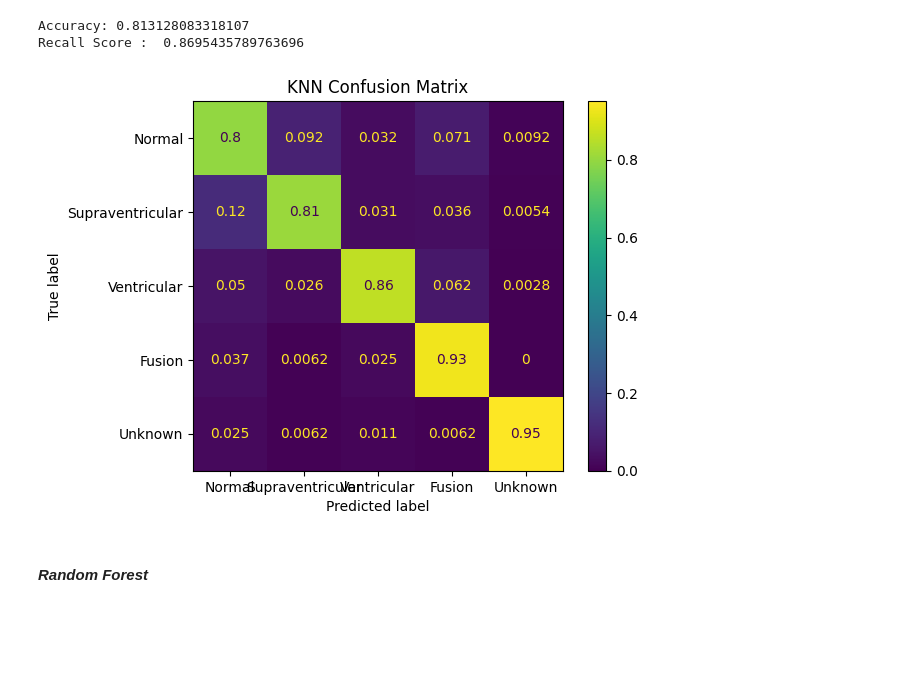
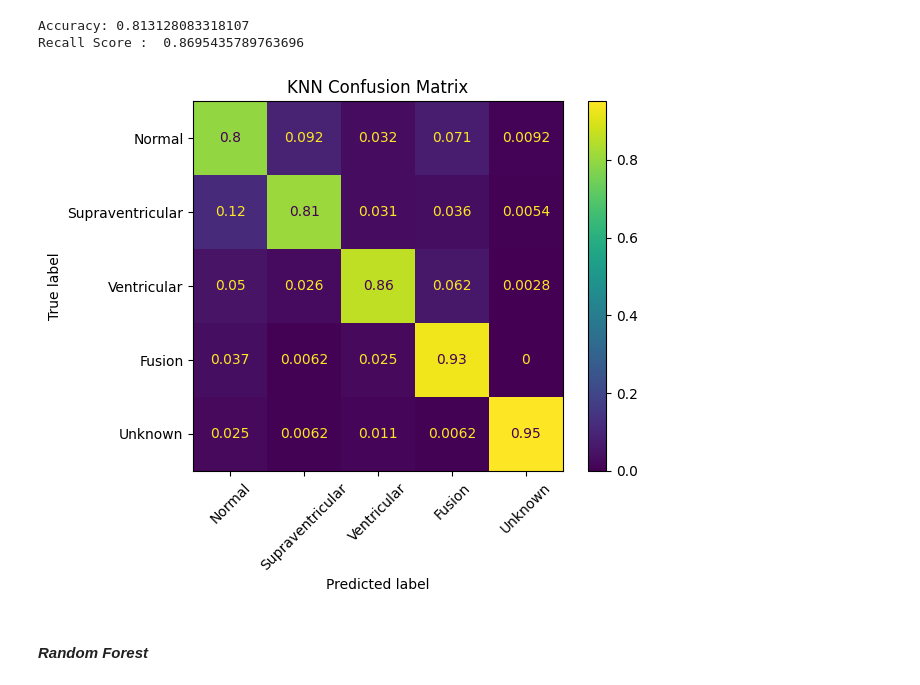
Before and after one commit to Dhawal-Modi/DSC_2024_Space_Jam, a Jupyter notebook: Task2.ipynb, the cells around one changed output. Saved outputs shown, nothing was run; the diff lists cells and outputs as text; code cells hidden in the pictures; blank space fills up the shorter version.

```diff
--- a/Task2.ipynb
+++ b/Task2.ipynb
@@ -213,13 +242,14 @@ Recall Score :  0.8695435789763696
 # %%
 confusion_matrix_KNN = confusion_matrix(y_test, y_pred_KNN, normalize='true')
 
 cm_display = metrics.ConfusionMatrixDisplay(confusion_matrix = confusion_matrix_KNN,
                                             display_labels = ["Normal", "Supraventricular", "Ventricular", "Fusion", "Unknown"])
 cm_display.plot()
+plt.xticks(rotation = 45)
 plt.title("KNN Confusion Matrix")
 plt.show()
 # %% [output]
-[figure, old version]
+[figure, new version]
 # %%
 accuracy.append(accuracyKNN)
 # %% [markdown]
```
Also changed, not shown: parts of 9 cells of this notebook.
